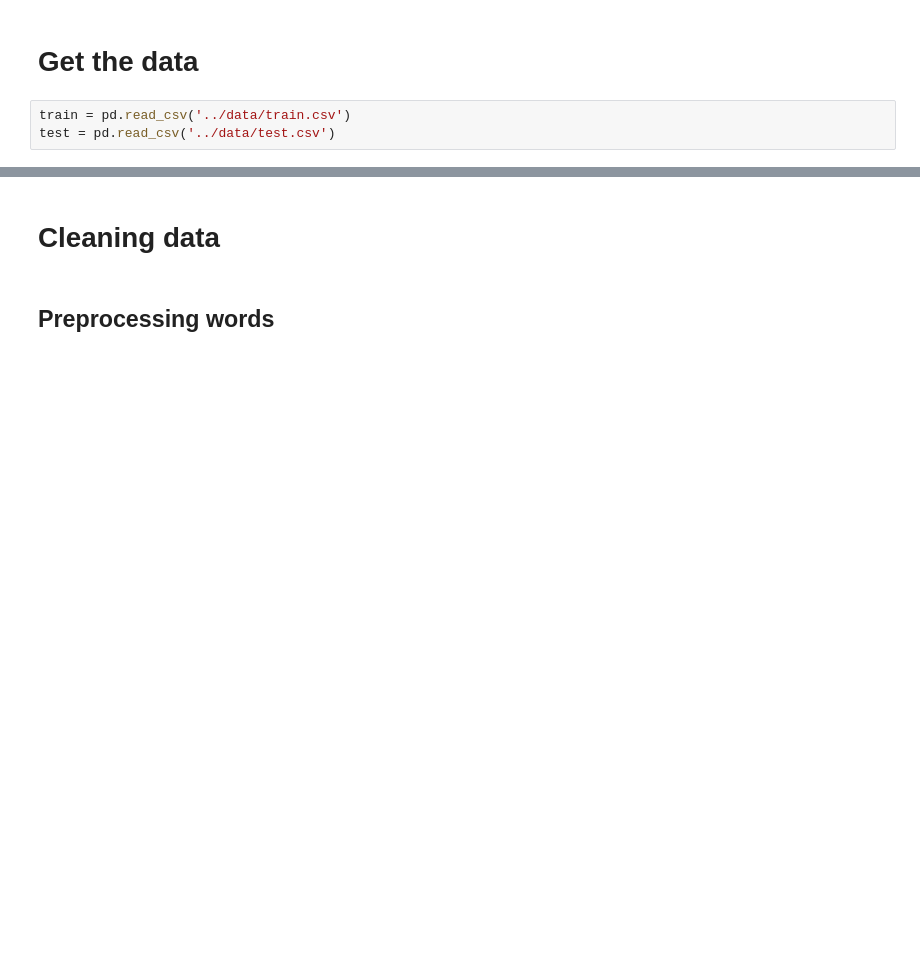
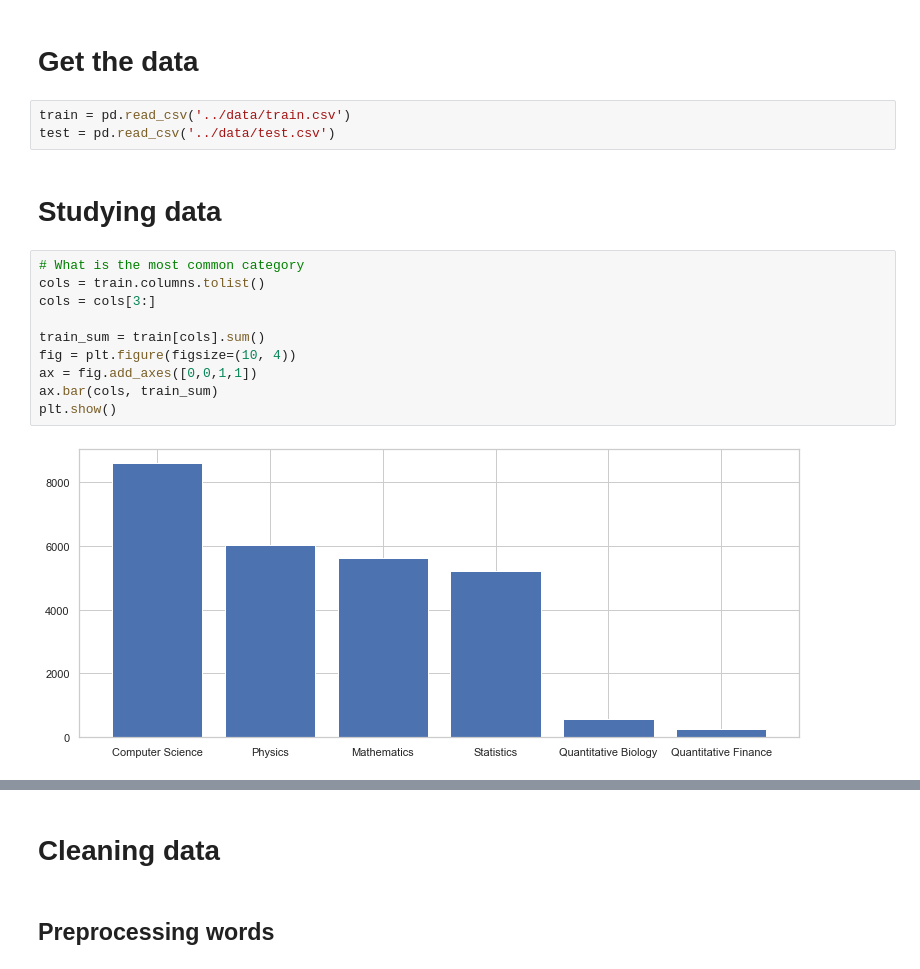
Before and after one commit to Jumaruba/MultiLabelClassification, a Jupyter notebook: src/main.ipynb, the cells around one changed output, grey strips where cells are left out. Cells and saved outputs as stored; diff of their text form; blank space fills up the shorter version.

Commit message:
Added some graphics to understand the data

```diff
--- a/src/main.ipynb
+++ b/src/main.ipynb
@@ -19,3 +22,17 @@ from sklearn.metrics import f1_score
 # %%
 train = pd.read_csv('../data/train.csv')
 test = pd.read_csv('../data/test.csv')
+# %% [markdown]
+# Studying data
+# %%
+# What is the most common category
+cols = train.columns.tolist()
+cols = cols[3:]
+
+train_sum = train[cols].sum()
+fig = plt.figure(figsize=(10, 4))
+ax = fig.add_axes([0,0,1,1])
+ax.bar(cols, train_sum)
+plt.show()
+# %% [output]
+[figure, added]
```
Also changed, not shown: parts of 6 cells of this notebook.
